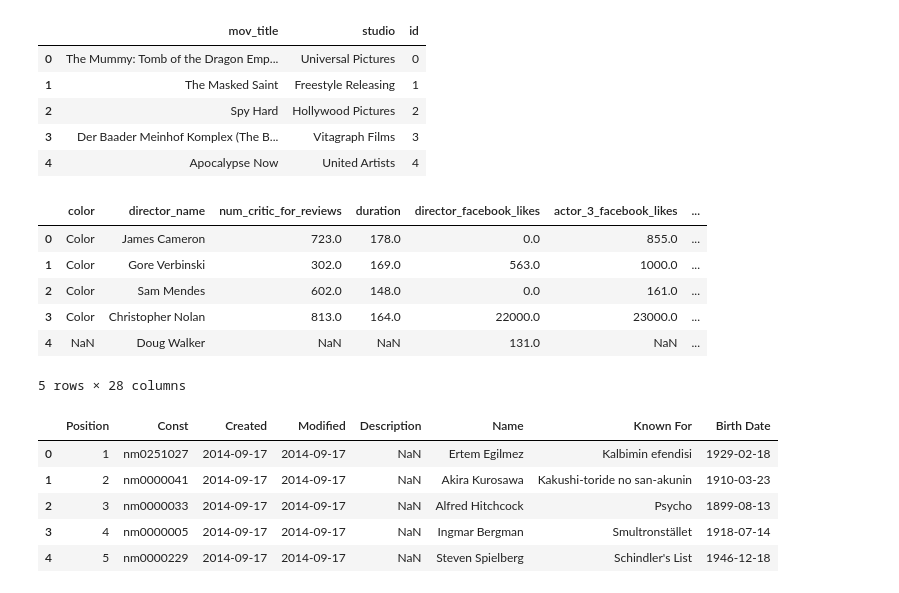
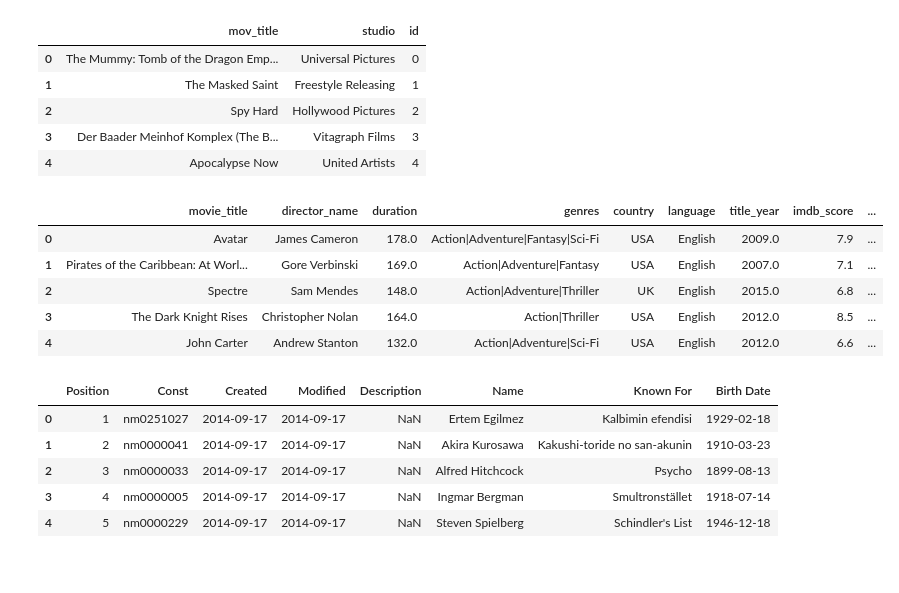
Before and after one commit to shilpiray/ETL-Project, a Jupyter notebook: movie_project.ipynb, the cells around one changed output. Drawn from its saved outputs; the diff is of its cells as text; code cells hidden in the pictures.

```diff
--- a/movie_project.ipynb
+++ b/movie_project.ipynb
@@ -62,15 +62,14 @@ new_meta_data_df = new_meta_data_df.reset_index(drop = True)
 new_meta_data_df['id'] = new_meta_data_df.index
 new_meta_data_df.drop_duplicates(keep='first',inplace=True)
 # %%
-meta_data_df.head()
+new_meta_data_df.head()
 # %% [output]
-|  | color | director_name | num_critic_for_reviews | duration | director_facebook_likes | actor_3_facebook_likes | ... |
-| 0 | Color | James Cameron | 723.0 | 178.0 | 0.0 | 855.0 | ... |
-| 1 | Color | Gore Verbinski | 302.0 | 169.0 | 563.0 | 1000.0 | ... |
-| 2 | Color | Sam Mendes | 602.0 | 148.0 | 0.0 | 161.0 | ... |
-| 3 | Color | Christopher Nolan | 813.0 | 164.0 | 22000.0 | 23000.0 | ... |
-| 4 | NaN | Doug Walker | NaN | NaN | 131.0 | NaN | ... |
+|  | movie_title | director_name | duration | genres | country | language | title_year | imdb_score | ... |
+| 0 | Avatar | James Cameron | 178.0 | Action|Adventure|Fantasy|Sci-Fi | USA | English | 2009.0 | 7.9 | ... |
+| 1 | Pirates of the Caribbean: At Worl... | Gore Verbinski | 169.0 | Action|Adventure|Fantasy | USA | English | 2007.0 | 7.1 | ... |
+| 2 | Spectre | Sam Mendes | 148.0 | Action|Adventure|Thriller | UK | English | 2015.0 | 6.8 | ... |
+| 3 | The Dark Knight Rises | Christopher Nolan | 164.0 | Action|Thriller | USA | English | 2012.0 | 8.5 | ... |
+| 4 | John Carter | Andrew Stanton | 132.0 | Action|Adventure|Sci-Fi | USA | English | 2012.0 | 6.6 | ... |
-5 rows × 28 columns
 # %%
 csv_file = "./Resources/Top 250 directors by IMDB rating.csv"
 director_df = pd.read_csv(csv_file, encoding = "ISO-8859-1")
```
Also changed, not shown: parts of 14 cells of this notebook, 7 other files.
